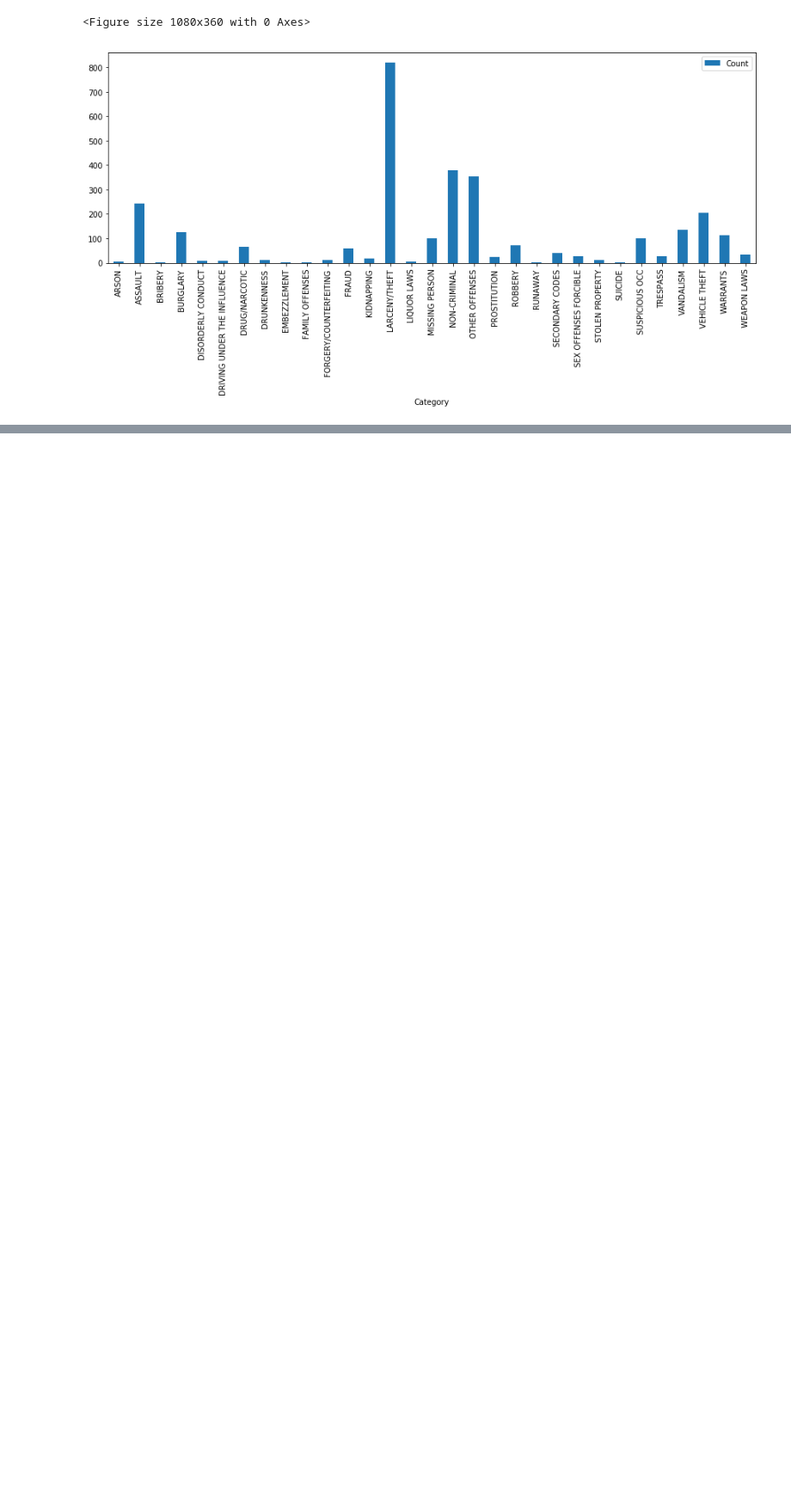
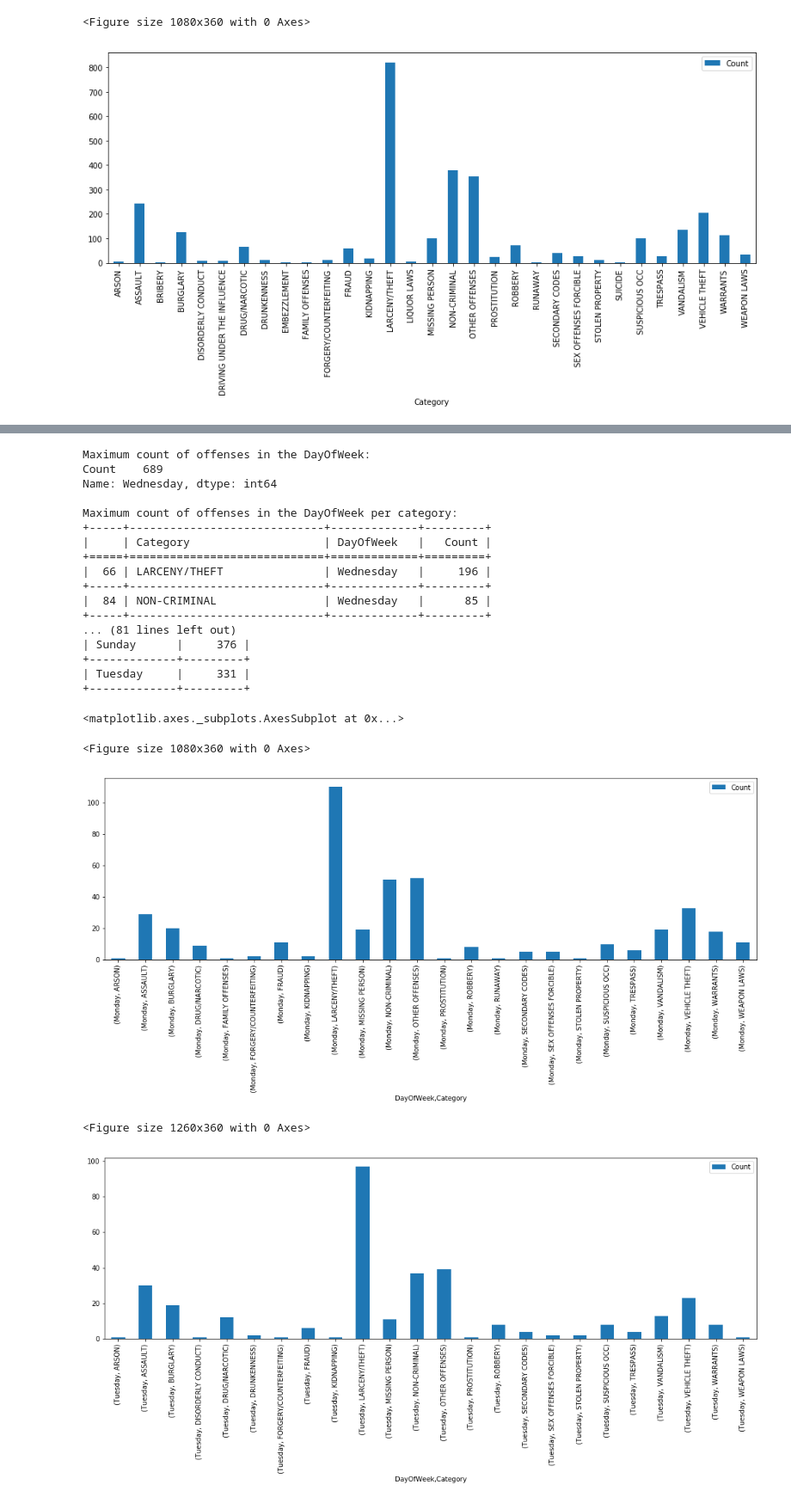
Before and after one commit to sandeepkundala/data-analytics, a Jupyter notebook: Monitoring Analytics/Crime_Monitoring.ipynb, the cells around one changed output, grey strips where cells are left out. Shown: that part at 86% size. Saved outputs shown, nothing was run; the diff lists cells and outputs as text; code cells hidden in the pictures; blank space fills up the shorter version.

```diff
--- a/Monitoring Analytics/Crime_Monitoring.ipynb
+++ b/Monitoring Analytics/Crime_Monitoring.ipynb
@@ -61,0 +139,64 @@ print(tabulate(df_br1, tablefmt="grid", headers="keys"))
+# %%
+# BR4 Frequency of offences depending on the day of the week
+
+def PlotCrimeDay(df, day):
+    df_pcd = df.loc[(df['DayOfWeek'] == day)]
+    df_pcd = df_pcd.groupby(['DayOfWeek','Category'], as_index = True).sum()
+
+    plt.figure()
+    plt.rcParams['figure.figsize'] = [17.5, 5]
+    df_pcd.plot.bar()
+
+
+columnsTitles=['Category', 'DayOfWeek','Count']
+df_temp = crime_data.reindex(columns=columnsTitles)
+df_temp['Count'] = 1
+PlotCrimeDay(df_temp, 'Monday')
+PlotCrimeDay(df_temp, 'Tuesday')
+PlotCrimeDay(df_temp, 'Wednesday')
+PlotCrimeDay(df_temp, 'Thursday')
+PlotCrimeDay(df_temp, 'Friday')
+PlotCrimeDay(df_temp, 'Saturday')
+PlotCrimeDay(df_temp, 'Sunday')
+
+df_br4_1 = df_temp.groupby(['DayOfWeek'], as_index = True).sum()
+print('Maximum count of offenses in the DayOfWeek:')
+print(df_br4_1.loc[df_br4_1['Count'].idxmax()])
+df_br4_2 = df_temp.groupby(['Category','DayOfWeek'], as_index = False).sum()
+df_br4_2 = df_br4_2.sort_values(['Count'], ascending = False)
+idx = df_br4_2.groupby(['Category'])['Count'].transform(max) == df_br4_2['Count']
+print('\nMaximum count of offenses in the DayOfWeek per category:')
+print(tabulate(df_br4_2[idx], tablefmt="grid", headers="keys"))
+
+columnsTitles=['DayOfWeek', 'Count']
+df_temp = crime_data.reindex(columns=columnsTitles)
+df_temp['Count'] = 1
+df_br4_3 = df_temp.groupby(['DayOfWeek'], as_index = True).sum()
+df_br4_3 = df_br4_3.sort_values(['Count'], ascending = False)
+print('\nTotal count of offenses per day')
+print(tabulate(df_br4_3, tablefmt="grid", headers="keys"))
+plt.figure()
+df_br4_3.plot.bar()
+# %% [output]
+Maximum count of offenses in the DayOfWeek:
+Count    689
+Name: Wednesday, dtype: int64
+
+Maximum count of offenses in the DayOfWeek per category:
++-----+-----------------------------+-------------+---------+
+|     | Category                    | DayOfWeek   |   Count |
++=====+=============================+=============+=========+
+|  66 | LARCENY/THEFT               | Wednesday   |     196 |
++-----+-----------------------------+-------------+---------+
+|  84 | NON-CRIMINAL                | Wednesday   |      85 |
++-----+-----------------------------+-------------+---------+
+... (81 lines left out)
+| Sunday      |     376 |
++-------------+---------+
+| Tuesday     |     331 |
++-------------+---------+
+<matplotlib.axes._subplots.AxesSubplot at 0x...>
+<Figure size 1080x360 with 0 Axes>
+[figure, added]
+<Figure size 1260x360 with 0 Axes>
+[figure, added]
```
Also changed, not shown: parts of 5 cells of this notebook.
